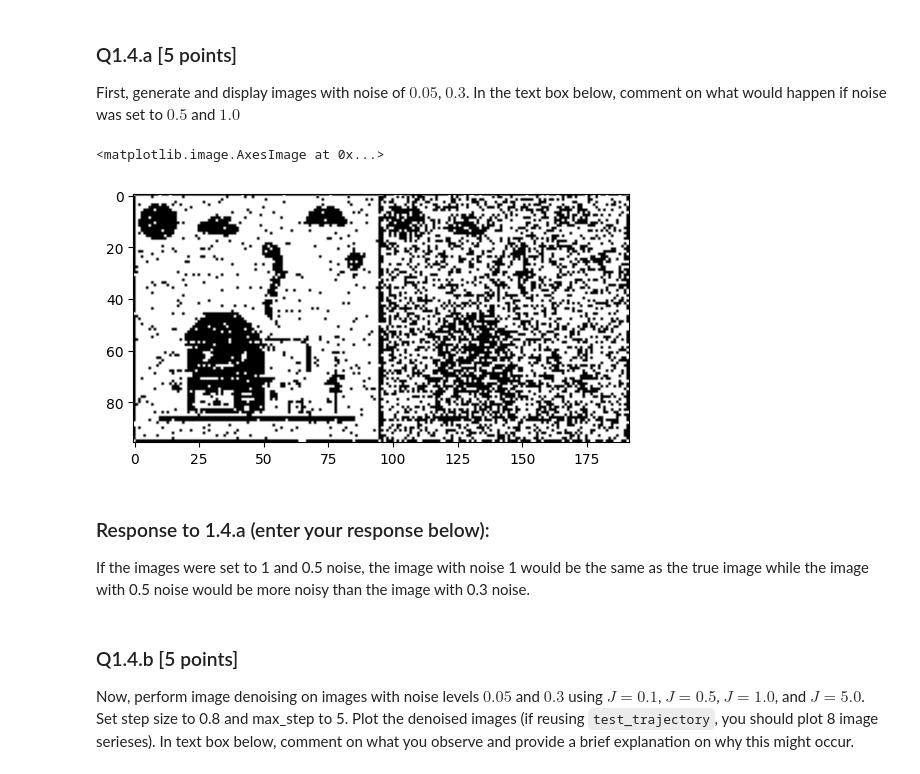
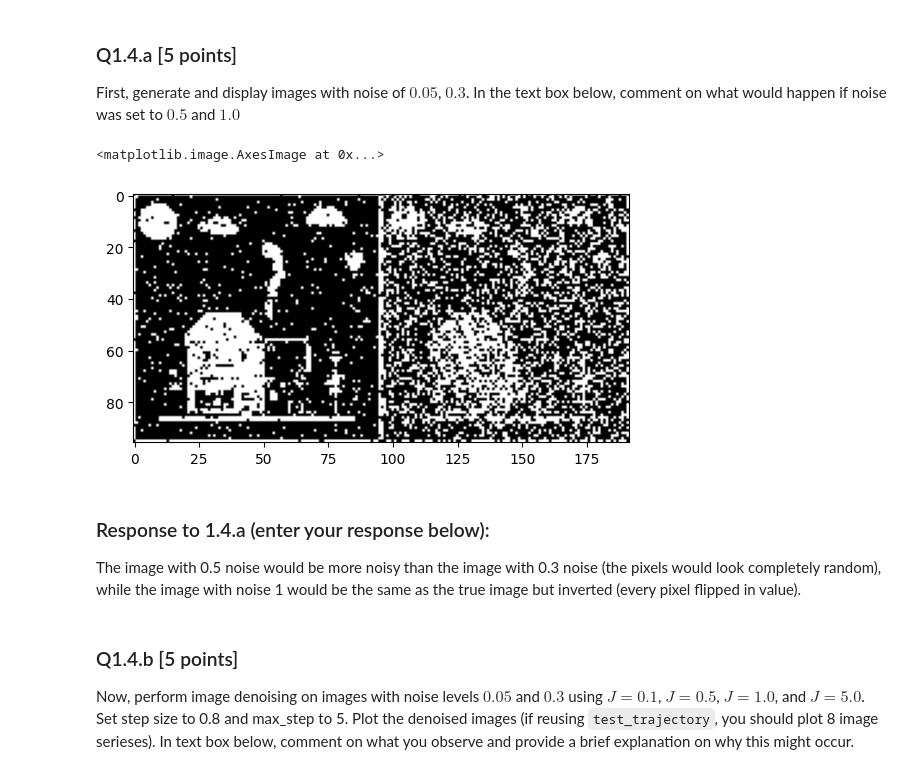
Before and after one commit to ryancys1234/Statistical-Methods-for-Machine-Learning-II, a Jupyter notebook: Assignment2/Copy_of_STA414_2025_Assignment_2.ipynb, the cells around one changed output. Cells and saved outputs as stored; diff of their text form; code cells hidden in the pictures.

```diff
--- a/Assignment2/Copy_of_STA414_2025_Assignment_2.ipynb
+++ b/Assignment2/Copy_of_STA414_2025_Assignment_2.ipynb
@@ -292,14 +302,14 @@ In the text box below, comment on what would happen if noise was set to $0.5$ an
 # %%
 # Solution
 img_noisy = gen_noisyimg(img_true, 0.05)
 img_noisy_ = gen_noisyimg(img_true, 0.3)
-plt.imshow(np.hstack([-1*img_noisy, -1*img_noisy_]), cmap='gray')
+plt.imshow(np.hstack([img_noisy, img_noisy_]), cmap='gray')
 # %% [output]
 <matplotlib.image.AxesImage at 0x...>
-[figure, old version]
+[figure, new version]
 # %% [markdown]
 ### Response to 1.4.a (enter your response below):
-If the images were set to 1 and 0.5 noise, the image with noise 1 would be the same as the true image while the image with 0.5 noise would be more noisy than the image with 0.3 noise.
+The image with 0.5 noise would be more noisy than the image with 0.3 noise (the pixels would look completely random), while the image with noise 1 would be the same as the true image but inverted (every pixel flipped in value).
 # %% [markdown]
 ### Q1.4.b [5 points]
 Now, perform image denoising on images with noise levels $0.05$ and $0.3$ using $J=0.1$, $J=0.5$, $J=1.0$, and $J=5.0$. Set step size to 0.8 and max_step to 5. Plot the denoised images (if reusing `test_trajectory`, you should plot 8 image serieses).
```
Also changed, not shown: parts of 6 cells of this notebook.
